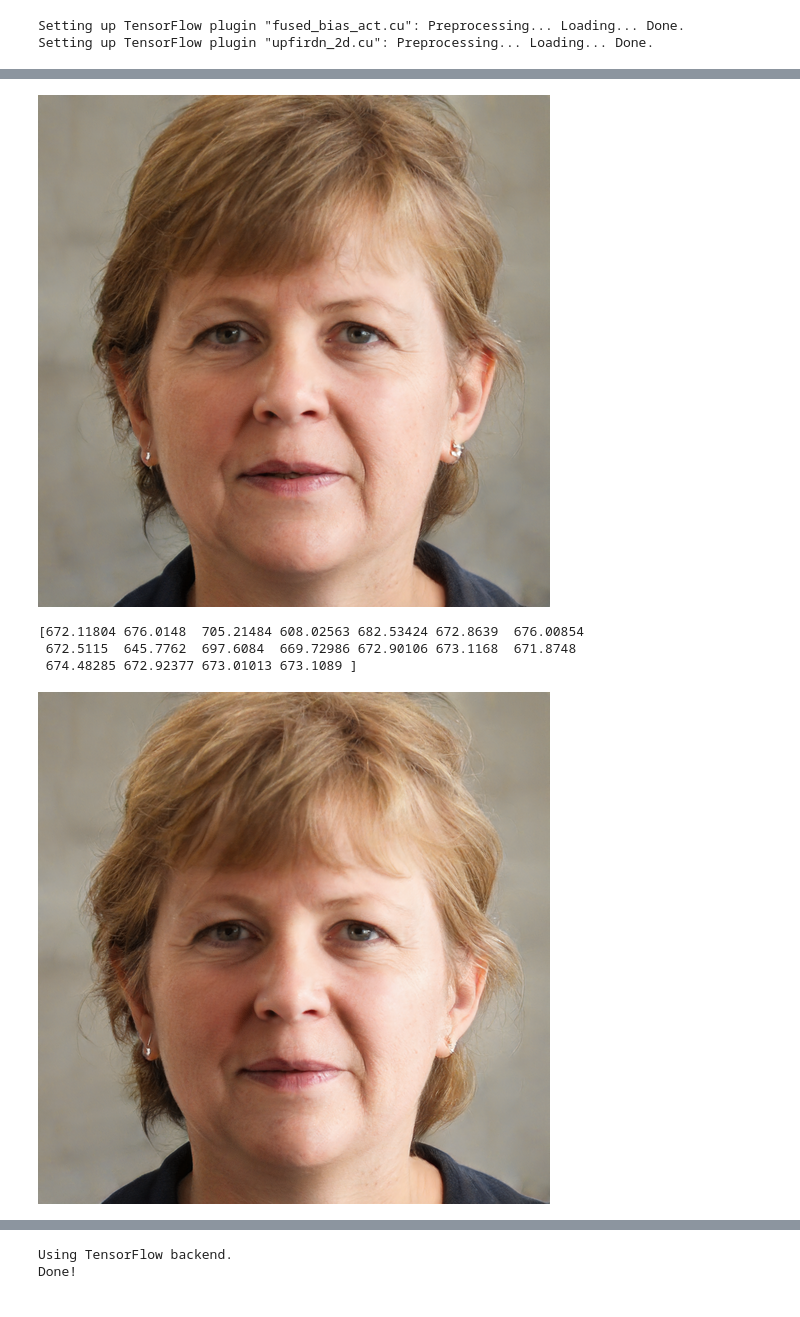
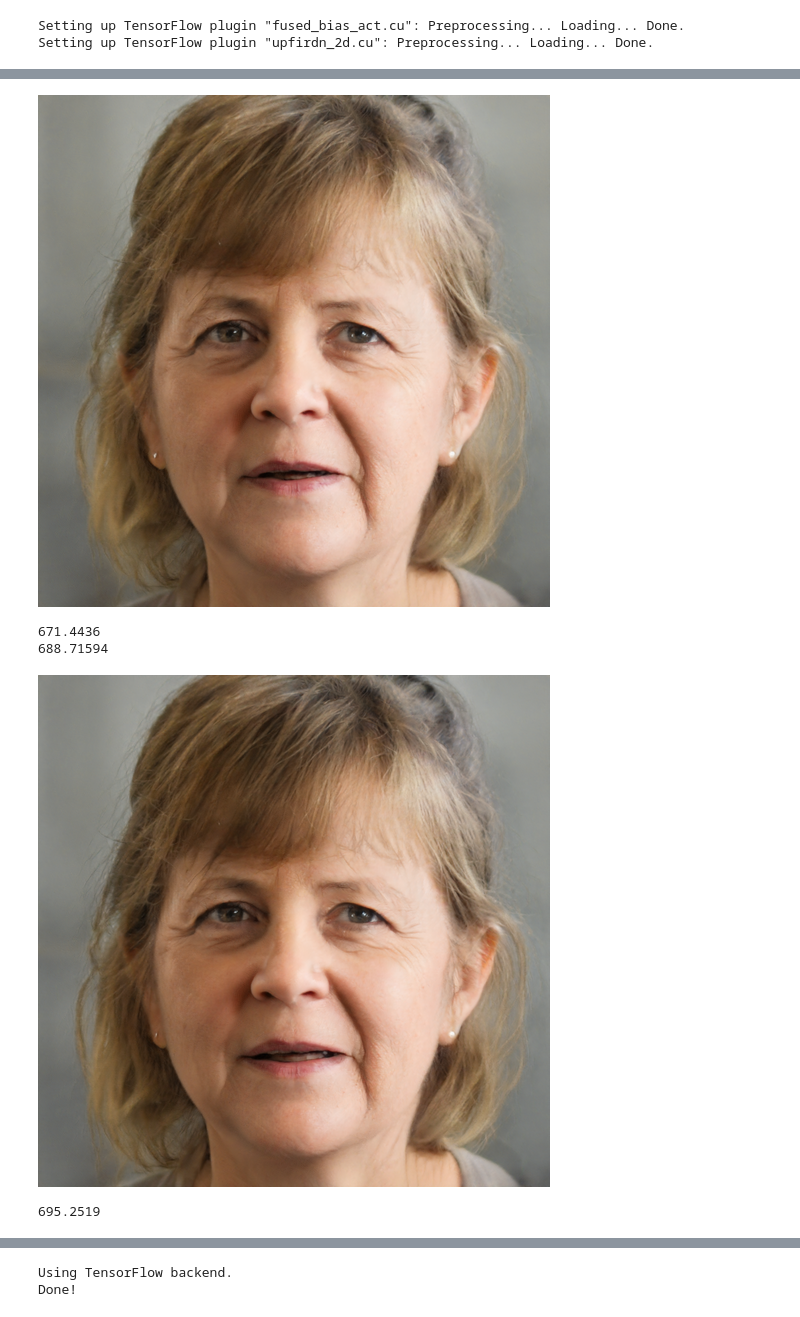
Before and after one commit to ju-leon/RetouchML, a Jupyter notebook: Beautify.ipynb, the cells around one changed output, grey strips where cells are left out. Saved outputs shown, nothing was run; the diff lists cells and outputs as text; code cells hidden in the pictures.

Commit message:
Improve gradient ascent

```diff
--- a/Beautify.ipynb
+++ b/Beautify.ipynb
@@ -201,29 +179,42 @@ Setting up TensorFlow plugin "upfirdn_2d.cu": Preprocessing... Loading... Done.
 # %%
 import copy
-
-def scaled(x):
-  return 1.5 - (x/18)
+from tqdm import tqdm
 
 latent_vector = np.load('/content/drive/My Drive/RetouchML/latent_representations/merkel_01.npy')
-#s2 = np.load('latent_representations/1024px-Donald_Trump_official_portrait_01.npy')
-#/content/RetouchML/latent_representations/1024px-Donald_Trump_official_portrait_01.npy
 img = generate_image(latent_vector)
 display(img.resize((512,512),PIL.Image.LANCZOS))
 
 predictions = model.predict(latent_vector).reshape(-1)
+print(np.mean(predictions))
+
+
+for x in range(2):
+  x_tensor = tf.convert_to_tensor(latent_vector, dtype=tf.float32)
+
+  with tf.GradientTape() as t:
+      t.watch(x_tensor)
+      output = model(x_tensor)
+
+  gradients = tf.gradients(output, x_tensor)
+
+  with tf.Session() as sess:
+    sess.run(tf.global_variables_initializer())
+    result_output=np.array(sess.run(gradients)).reshape(18,512)
+
+  latent_vector += result_output
+  print(np.mean(model.predict(latent_vector)))
+  img = generate_image(latent_vector)
+  display(img.resize((512,512),PIL.Image.LANCZOS))
+
+predictions = model.predict(latent_vector).reshape(-1)
 print(predictions)
-
-sorted_indices = np.argsort(predictions)
-
-for k in range(len(predictions)):
-  latent_vector[sorted_indices[k]] *= scaled(k)
 
 img = generate_image(latent_vector)
 display(img.resize((512,512),PIL.Image.LANCZOS))
 img.save("generated_images/merkel_01.png", "PNG")
 # %% [output]
-[figure, old version]
+[figure, new version]
-[672.11804 676.0148  705.21484 608.02563 682.53424 672.8639  676.00854
- 672.5115  645.7762  697.6084  669.72986 672.90106 673.1168  671.8748
- 674.48285 672.92377 673.01013 673.1089 ]
+671.4436
+688.71594
-[figure, old version]
+[figure, new version]
+695.2519
```
Also changed, not shown: parts of 11 cells of this notebook.
